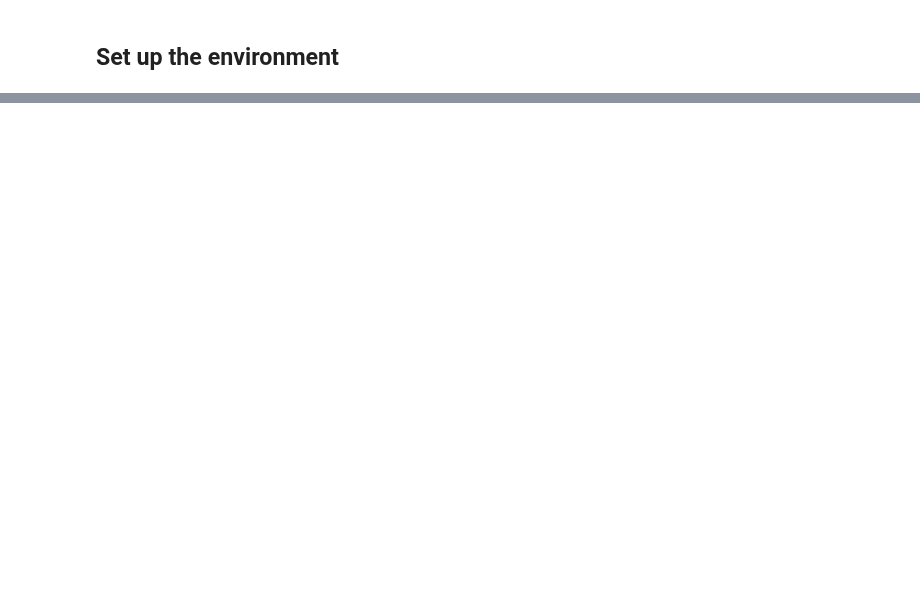
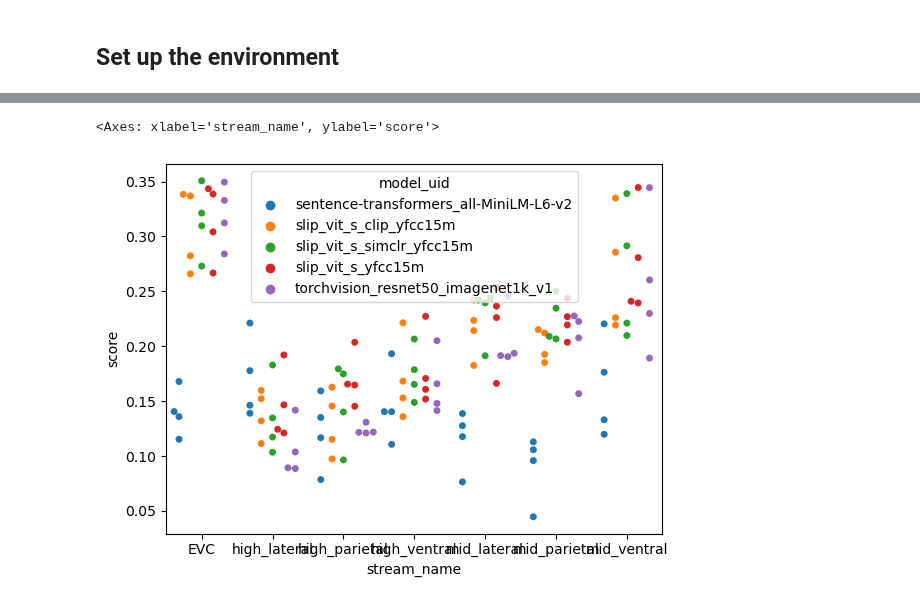
Before and after one commit to Isik-lab/SIfMRI_modeling, a Jupyter notebook: notebooks/modeling_exploration.ipynb, the cells around one changed output, grey strips where cells are left out. Drawn from its saved outputs; the diff is of its cells as text; code cells hidden in the pictures; blank space fills up the shorter version.

```diff
--- a/notebooks/modeling_exploration.ipynb
+++ b/notebooks/modeling_exploration.ipynb
@@ -467,0 +11,21 @@ plt.savefig('data/interim/performance.pdf')
+# %%
+scores = []
+
+files = glob(f'{interim_dir}/VisionEncoding/*.csv')
+for file in files:
+    df = pd.read_csv(file)
+    df['model_uid'] = file.split('/')[-1].split('.csv')[0]
+    scores.append(df)
+
+files = glob(f'{interim_dir}/LLMEncoding/*.csv')
+for file in files:
+    df = pd.read_csv(file)
+    df['model_uid'] = file.split('/')[-1].split('.csv')[0]
+    scores.append(df)
+
+scores = pd.concat(scores).reset_index(drop=True)
+scores = scores[scores['stream_name'] != 'none'].reset_index(drop=True)
+scores['model_layer_index'] = scores.model_layer_index.astype('str')
+scores.set_index(['model_uid', 'model_layer_index', 'stream_name'], inplace=True)
+scores.sort_index(inplace=True)
+scores.head()
@@ -467,0 +40,10 @@ plt.savefig('data/interim/performance.pdf')
+# %%
+avg_scores = scores.reset_index().groupby(['model_uid', 'model_layer_index', 'stream_name']).mean().reset_index()
+iter_scores = avg_scores.groupby(['model_uid', 'stream_name'])
+max_scores = []
+for (model_uid, stream), stream_df in iter_scores:
+    idx = stream_df['score'].idxmax()
+    score = tuple(stream_df.loc[idx, ['model_uid', 'model_layer_index', 'stream_name']].to_list())
+    max_scores.append(scores.loc[score])
+max_scores = pd.concat(max_scores).reset_index()
+max_scores.head()
@@ -467,0 +57,11 @@ plt.savefig('data/interim/performance.pdf')
+# %%
+_, ax = plt.subplots()
+sns.barplot(x='stream_name', y='score',
+               hue='model_uid', dodge=True,
+               data=max_scores, ax=ax)
+sns.swarmplot(x='stream_name', y='score',
+               hue='model_uid', dodge=True,
+               data=max_scores, ax=ax)
+# %% [output]
+<Axes: xlabel='stream_name', ylabel='score'>
+[figure, added]
```
Also changed, not shown: parts of 35 cells of this notebook, 1 other file.
